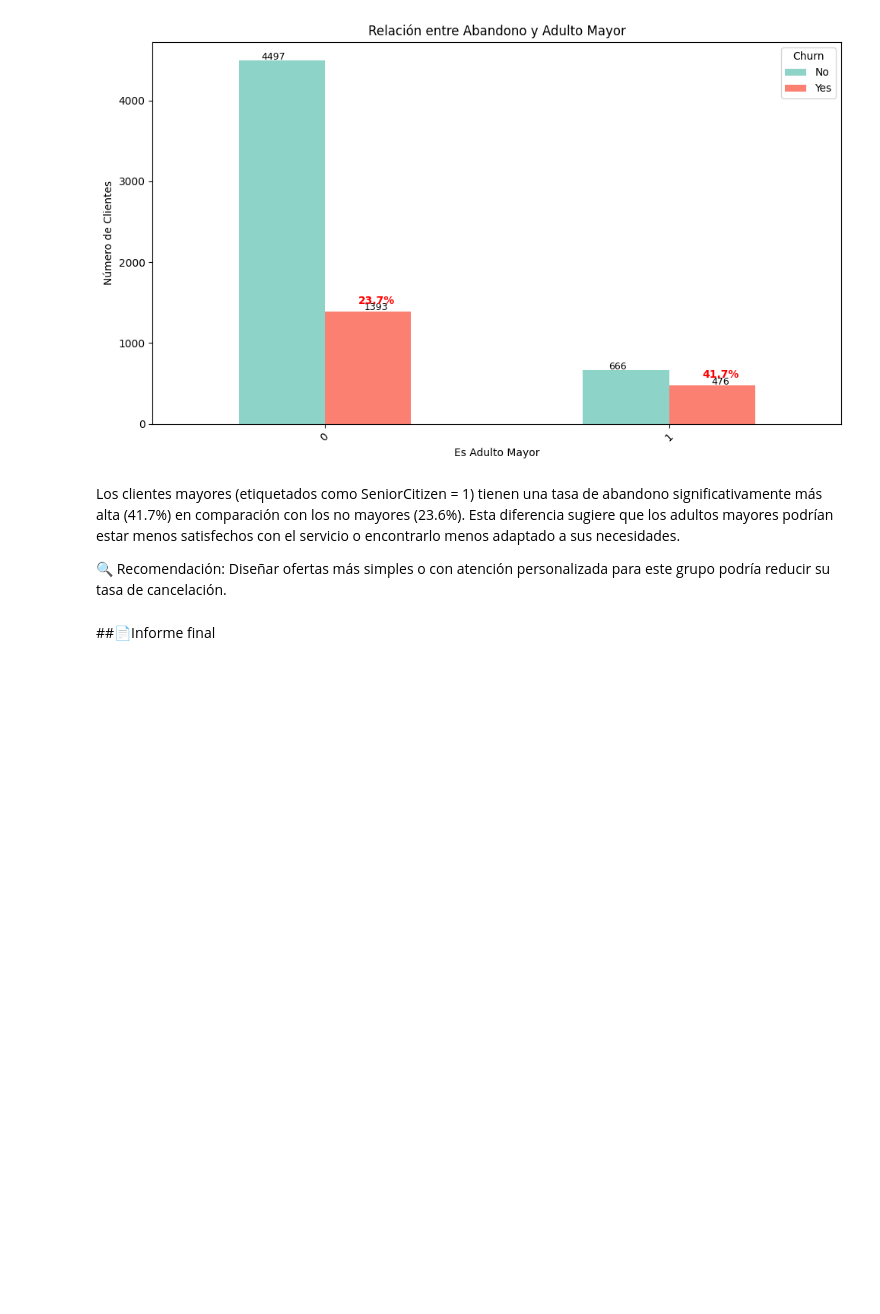
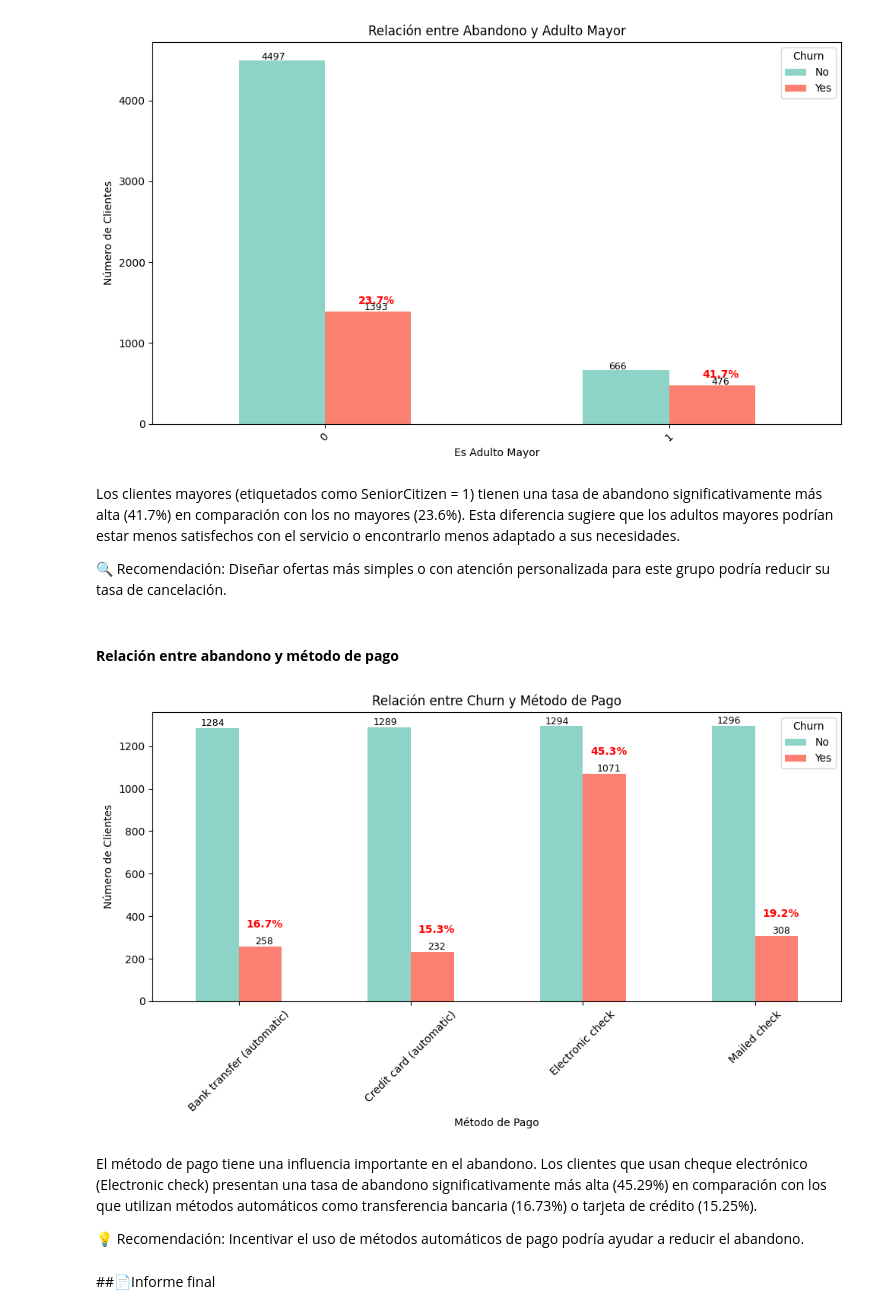
Before and after one commit to JonathanPuertaG/Challenge2-TelecomX, a Jupyter notebook: Challenge_Telecom_X.ipynb, the cells around one changed output. Cells and saved outputs as stored; diff of their text form; code cells hidden in the pictures; blank space fills up the shorter version.

```diff
--- a/Challenge_Telecom_X.ipynb
+++ b/Challenge_Telecom_X.ipynb
@@ -397,5 +397,16 @@ Los clientes mayores (etiquetados como SeniorCitizen = 1) tienen una tasa de aba
 
 🔍 Recomendación:
 Diseñar ofertas más simples o con atención personalizada para este grupo podría reducir su tasa de cancelación.
+# %% [markdown]
+#### ****Relación entre abandono y método de pago****
+# %%
+
+graficar_abandono('PaymentMethod', 'Relación entre Abandono y Método de Pago', 'Método de Pago')
+# %% [output]
+[figure, added]
+# %% [markdown]
+El método de pago tiene una influencia importante en el abandono. Los clientes que usan cheque electrónico (Electronic check) presentan una tasa de abandono significativamente más alta (45.29%) en comparación con los que utilizan métodos automáticos como transferencia bancaria (16.73%) o tarjeta de crédito (15.25%).
+
+💡 Recomendación: Incentivar el uso de métodos automáticos de pago podría ayudar a reducir el abandono.
 # %% [markdown]
 ##📄Informe final
```
Also changed, not shown: parts of 1 cell of this notebook.
